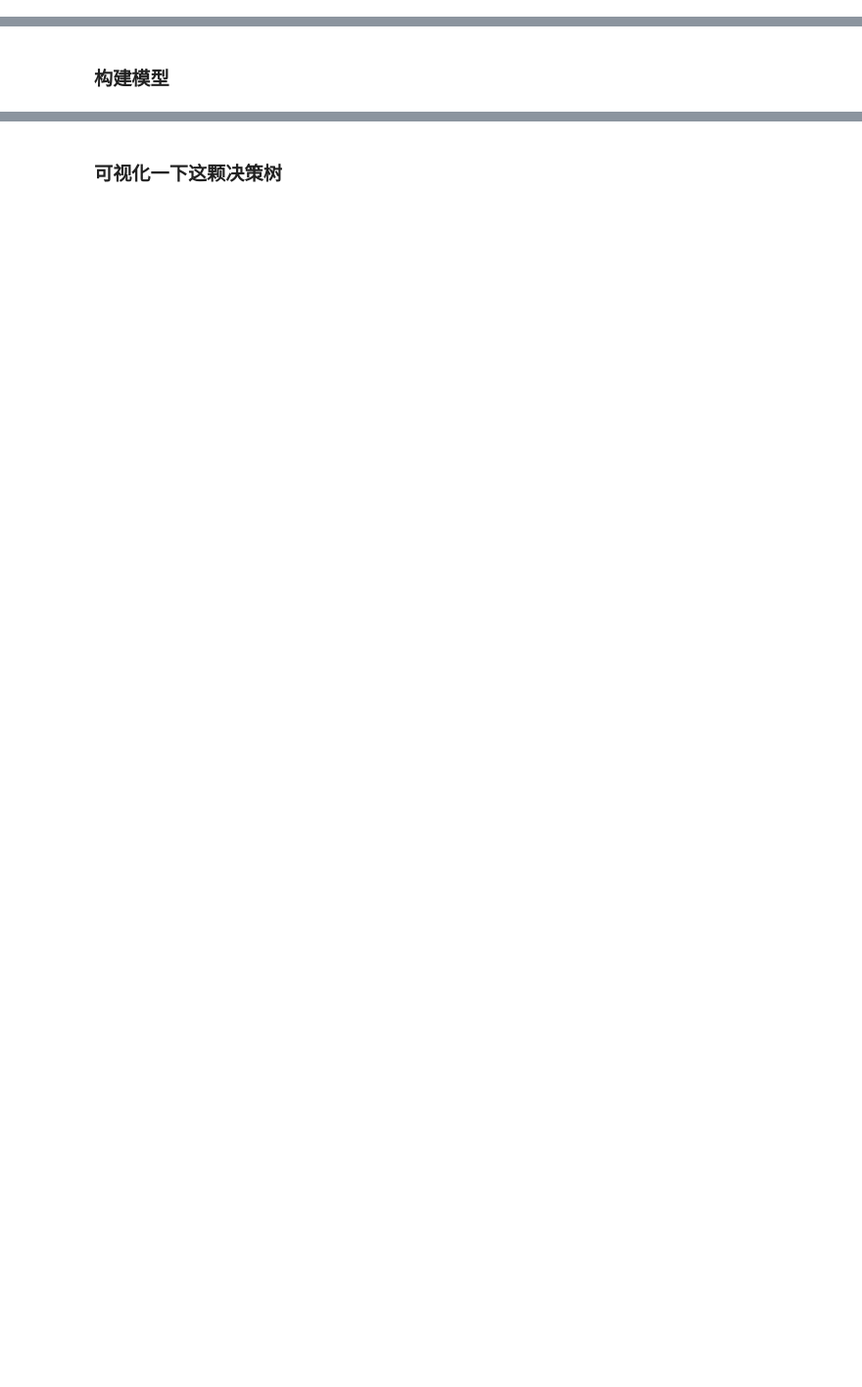
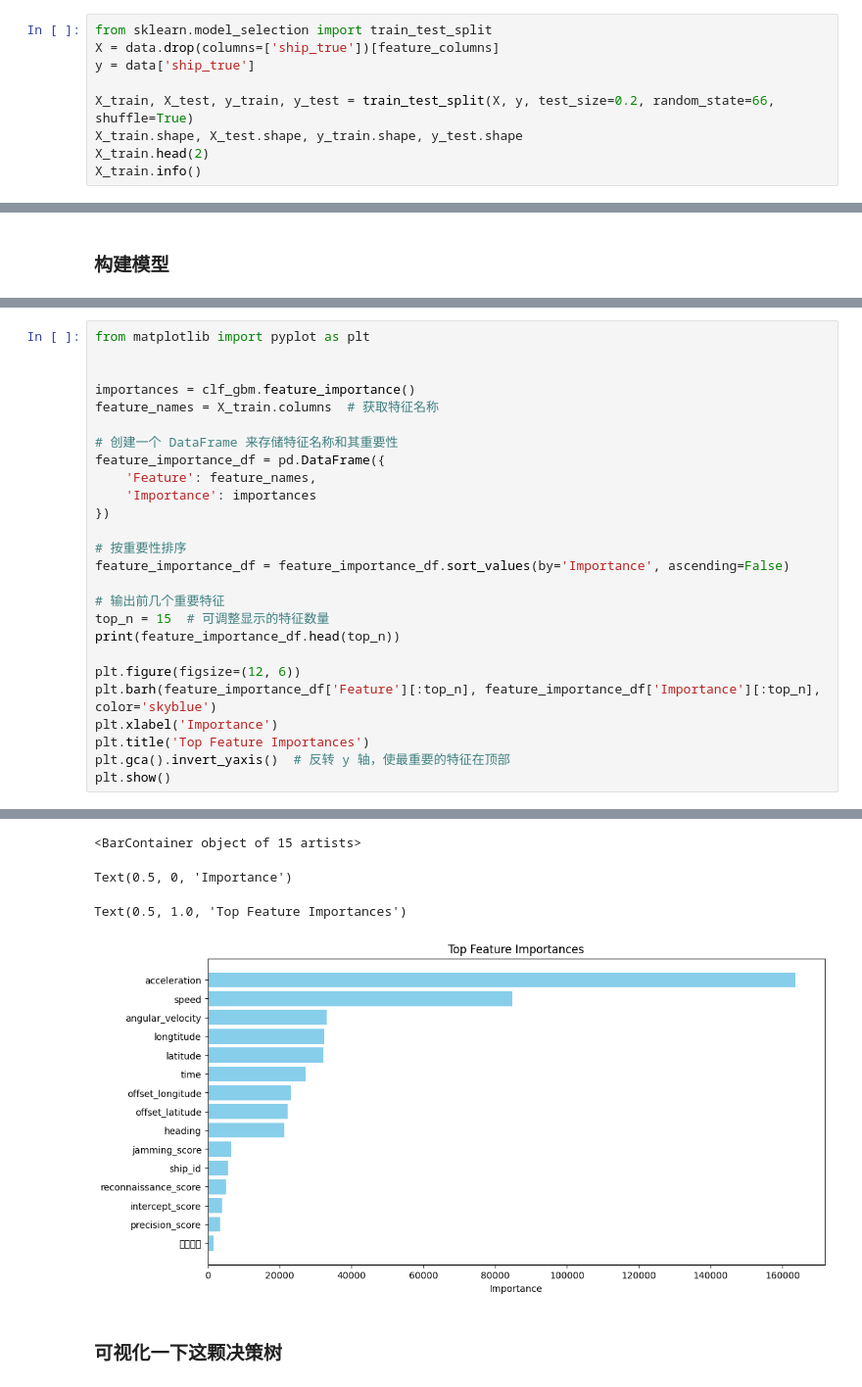
Before and after one commit to 1golden/ML-NLP, a Jupyter notebook: Machine Learning/3.Desition Tree/DecisionTree.ipynb, the cells around one changed output, grey strips where cells are left out. Shown at 98% size. Drawn from its saved outputs; the diff is of its cells as text; blank space fills up the shorter version.

```diff
--- a/Machine Learning/3.Desition Tree/DecisionTree.ipynb
+++ b/Machine Learning/3.Desition Tree/DecisionTree.ipynb
@@ -86,0 +266,9 @@ features.head(2)
+# %%
+from sklearn.model_selection import train_test_split
+X = data.drop(columns=['ship_true'])[feature_columns]
+y = data['ship_true']
+
+X_train, X_test, y_train, y_test = train_test_split(X, y, test_size=0.2, random_state=66, shuffle=True)
+X_train.shape, X_test.shape, y_train.shape, y_test.shape
+X_train.head(2)
+X_train.info()
@@ -102,0 +423,27 @@ array([' <=50K', ' <=50K', ' <=50K', ..., ' <=50K', ' <=50K', ' >50K'],
+# %%
+from matplotlib import pyplot as plt
+
+
+importances = clf_gbm.feature_importance()
+feature_names = X_train.columns  # 获取特征名称
+
+# 创建一个 DataFrame 来存储特征名称和其重要性
+feature_importance_df = pd.DataFrame({
+    'Feature': feature_names,
+    'Importance': importances
+})
+
+# 按重要性排序
+feature_importance_df = feature_importance_df.sort_values(by='Importance', ascending=False)
+
+# 输出前几个重要特征
+top_n = 15  # 可调整显示的特征数量
+print(feature_importance_df.head(top_n))
+
+plt.figure(figsize=(12, 6))
+plt.barh(feature_importance_df['Feature'][:top_n], feature_importance_df['Importance'][:top_n], color='skyblue')
+plt.xlabel('Importance')
+plt.title('Top Feature Importances')
+plt.gca().invert_yaxis()  # 反转 y 轴，使最重要的特征在顶部
+plt.show()
+# %% [output]
@@ -103,2 +467,6 @@ array([' <=50K', ' <=50K', ' <=50K', ..., ' <=50K', ' <=50K', ' >50K'],
+<BarContainer object of 15 artists>
+Text(0.5, 0, 'Importance')
+Text(0.5, 1.0, 'Top Feature Importances')
+[figure, added]
 # %% [markdown]
 ### 可视化一下这颗决策树
```
Also changed, not shown: parts of 33 cells of this notebook.
